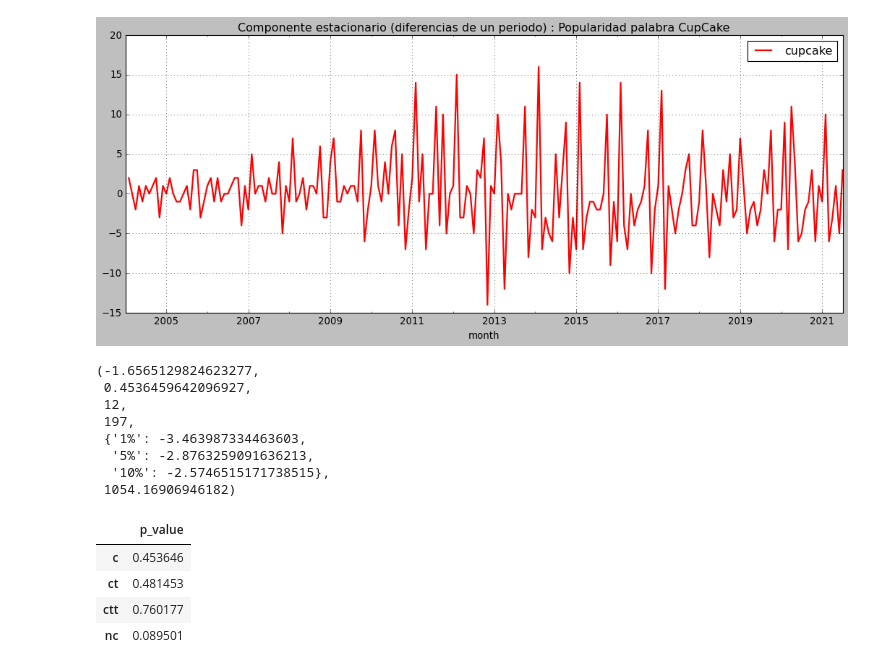
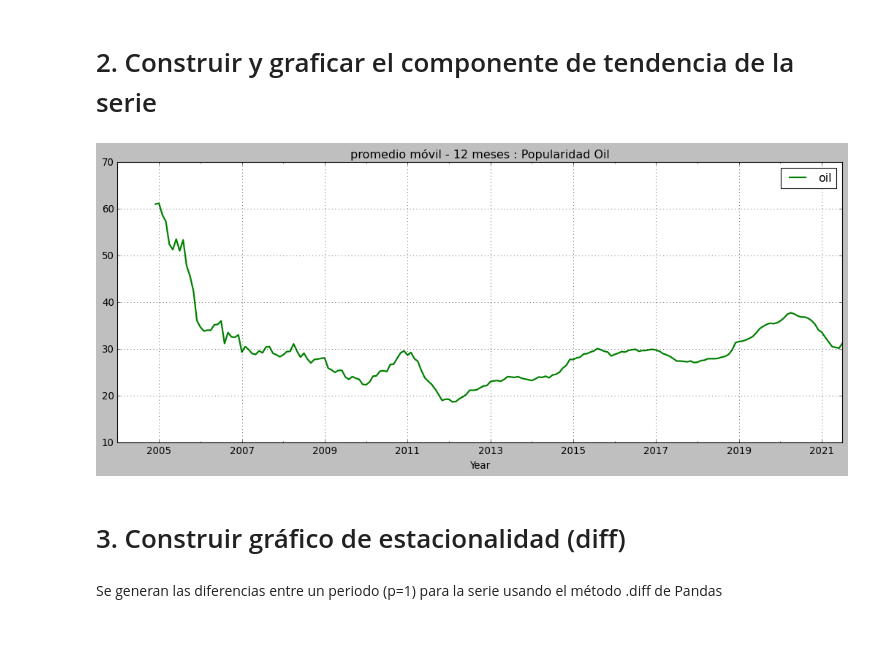
Before and after one commit to dljaimes/Advanced-Methods-in-Data-Analysis_1_Grupo_5, a Jupyter notebook: Exercise 02 (E2)_Time_Series.ipynb, the cells around one changed output. Cells and saved outputs as stored; diff of their text form; code cells hidden in the pictures; blank space fills up the shorter version.

```diff
--- a/Exercise 02 (E2)_Time_Series.ipynb
+++ b/Exercise 02 (E2)_Time_Series.ipynb
@@ -83,32 +116,14 @@ Se evalúa si el componente estacionario de la serie (diferencia de un periodo)
-# %%
-df.diff().plot(figsize=(16,6), title='Componente estacionario (diferencias de un periodo) : Popularidad palabra CupCake',
-              grid=True, linewidth=2, color='red');
-# %% [output]
-[figure, removed]
+# %% [markdown]
+# 2. Construir y graficar el componente de tendencia de la serie
+# %%
+df.rolling(12).mean().plot(figsize=(16,6), title='promedio móvil - 12 meses : Popularidad Oil', grid=True,
+                          linewidth=2, color='green')
+plt.xlabel('Year');
+# %% [output]
+[figure, added]
+# %% [markdown]
+# 3. Construir gráfico de estacionalidad (diff)
+# %% [markdown]
+Se generan las diferencias entre un periodo (p=1) para la serie usando el método .diff de Pandas
 # %%
 df_dif = df.diff()
-# %%
-adfuller(df_dif.iloc[1:])
-# %% [output]
-(-1.6565129824623277,
- 0.4536459642096927,
- 12,
- 197,
- {'1%': -3.463987334463603,
-  '5%': -2.8763259091636213,
-  '10%': -2.5746515171738515},
- 1054.16906946182)
-# %%
-res = []
-c_val = ["c","ct","ctt","nc"]
-
-for i in c_val:
-    res.append( adfuller(df_dif.iloc[1:], regression=i )[1] )
-
-pd.DataFrame(index=c_val, data=res, columns=['p_value'])
-# %% [output]
-|  | p_value |
-| c | 0.453646 |
-| ct | 0.481453 |
-| ctt | 0.760177 |
-| nc | 0.089501 |
```
Also changed, not shown: parts of 39 cells of this notebook.
